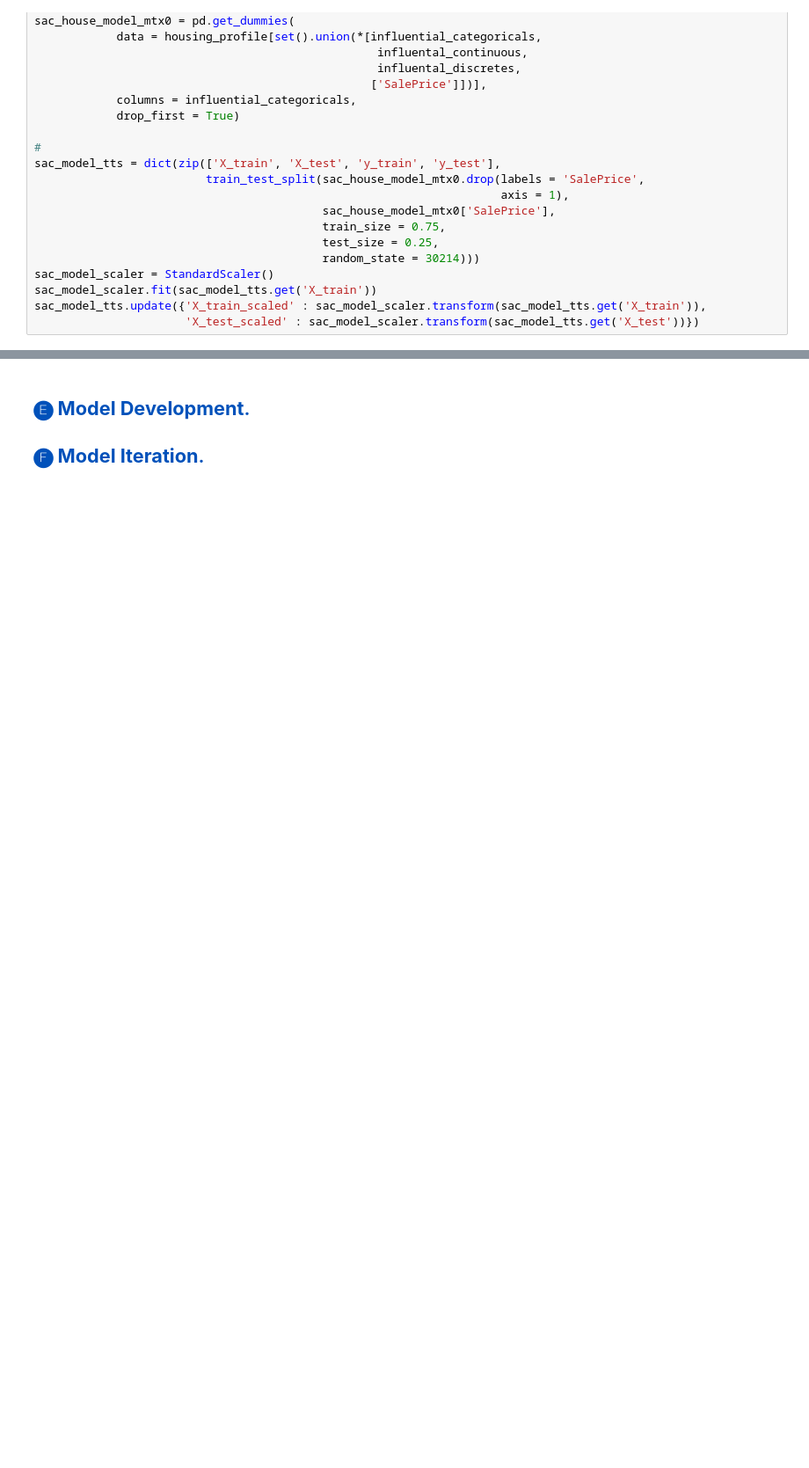
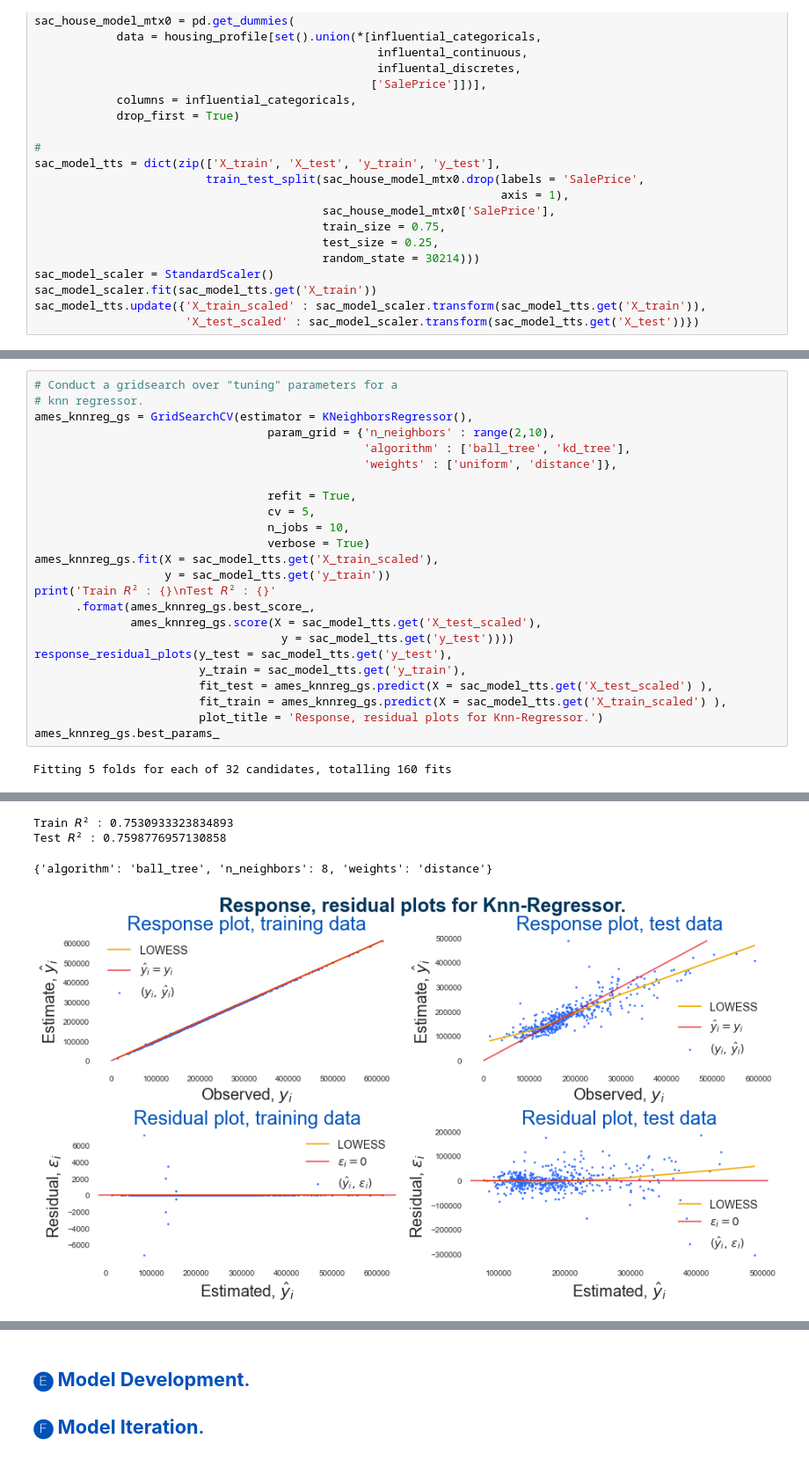
Before and after one commit to hamlett-neil-ur/housing_price_model, a Jupyter notebook: 200419 Ames IA Housing — Tree Models.ipynb, the cells around one changed output, grey strips where cells are left out. Shown at 88% size. Saved outputs shown, nothing was run; the diff lists cells and outputs as text; blank space fills up the shorter version.

Commit message:
Staging model-approach comparisions

```diff
--- a/200419 Ames IA Housing — Tree Models.ipynb
+++ b/200419 Ames IA Housing — Tree Models.ipynb
@@ -1046,0 +1132,26 @@ array([0.03162278, 0.04869675, 0.07498942, 0.1154782 , 0.17782794])
+# %%
+# Conduct a gridsearch over "tuning" parameters for a
+# knn regressor.
+ames_knnreg_gs = GridSearchCV(estimator = KNeighborsRegressor(),
+                                  param_grid = {'n_neighbors' : range(2,10),
+                                                'algorithm' : ['ball_tree', 'kd_tree'],
+                                                'weights' : ['uniform', 'distance']},
+
+                                  refit = True,
+                                  cv = 5,
+                                  n_jobs = 10,
+                                  verbose = True)
+ames_knnreg_gs.fit(X = sac_model_tts.get('X_train_scaled'),
+                   y = sac_model_tts.get('y_train'))
+print('Train 𝘙² : {}\nTest 𝘙² : {}'
+      .format(ames_knnreg_gs.best_score_,
+              ames_knnreg_gs.score(X = sac_model_tts.get('X_test_scaled'),
+                                    y = sac_model_tts.get('y_test'))))
+response_residual_plots(y_test = sac_model_tts.get('y_test'),
+                        y_train = sac_model_tts.get('y_train'),
+                        fit_test = ames_knnreg_gs.predict(X = sac_model_tts.get('X_test_scaled') ),
+                        fit_train = ames_knnreg_gs.predict(X = sac_model_tts.get('X_train_scaled') ),
+                        plot_title = 'Response, residual plots for Knn-Regressor.')
+ames_knnreg_gs.best_params_
+# %% [output]
+Fitting 5 folds for each of 32 candidates, totalling 160 fits
@@ -1046,0 +1161,4 @@ array([0.03162278, 0.04869675, 0.07498942, 0.1154782 , 0.17782794])
+Train 𝘙² : 0.7530933323834893
+Test 𝘙² : 0.7598776957130858
+{'algorithm': 'ball_tree', 'n_neighbors': 8, 'weights': 'distance'}
+[figure, added]
```
Also changed, not shown: parts of 25 cells of this notebook, 6 other files.
